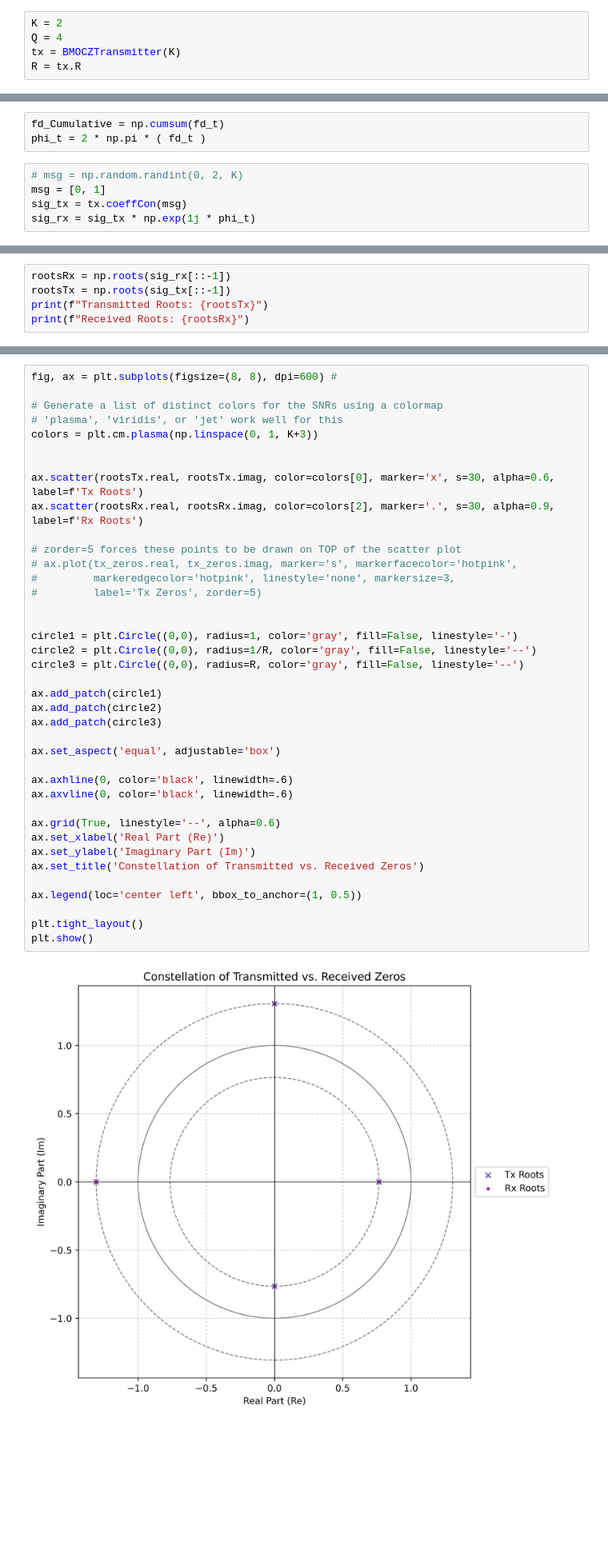
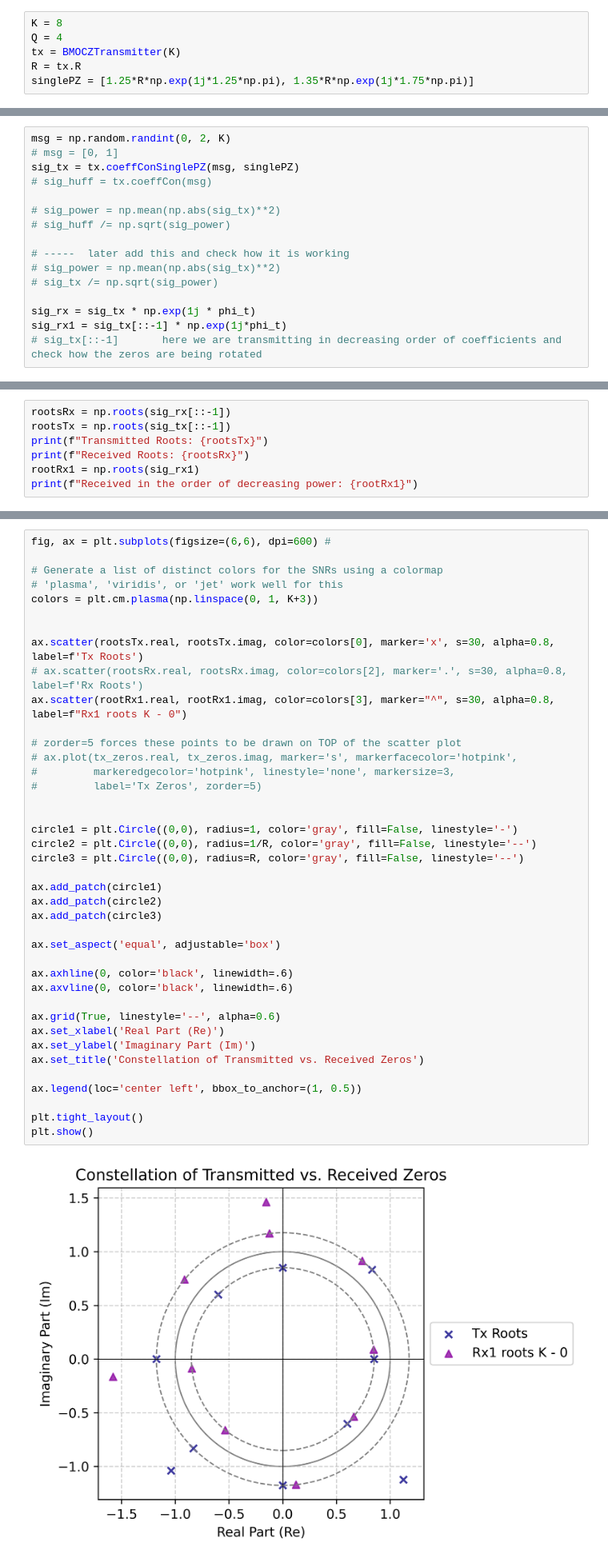
Before and after one commit to venkatasriraj/rap-sic-research, a Jupyter notebook: MOCZ/doppler.ipynb, the cells around one changed output, grey strips where cells are left out. Shown at 80% size. Saved outputs shown, nothing was run; the diff lists cells and outputs as text; blank space fills up the shorter version.

```diff
--- a/MOCZ/doppler.ipynb
+++ b/MOCZ/doppler.ipynb
@@ -12,7 +11,8 @@ import matplotlib.pyplot as plt
 from wirelessComm import BMOCZTransmitter
 # %%
-K = 2
+K = 8
 Q = 4
 tx = BMOCZTransmitter(K)
 R = tx.R
+singlePZ = [1.25*R*np.exp(1j*1.25*np.pi), 1.35*R*np.exp(1j*1.75*np.pi)]
 # %%
@@ -29,9 +38,17 @@ fd_t = v / wavelength
-# %%
-fd_Cumulative = np.cumsum(fd_t)
-phi_t = 2 * np.pi * ( fd_t )
 # %%
-# msg = np.random.randint(0, 2, K)
-msg = [0, 1]
-sig_tx = tx.coeffCon(msg)
+msg = np.random.randint(0, 2, K)
+# msg = [0, 1]
+sig_tx = tx.coeffConSinglePZ(msg, singlePZ)
+# sig_huff = tx.coeffCon(msg)
+
+# sig_power = np.mean(np.abs(sig_tx)**2)
+# sig_huff /= np.sqrt(sig_power)
+
+# -----  later add this and check how it is working
+# sig_power = np.mean(np.abs(sig_tx)**2)
+# sig_tx /= np.sqrt(sig_power)
+
 sig_rx = sig_tx * np.exp(1j * phi_t)
+sig_rx1 = sig_tx[::-1] * np.exp(1j*phi_t)
+# sig_tx[::-1]       here we are transmitting in decreasing order of coefficients and check how the zeros are being rotated
 # %%
@@ -67,4 +82,6 @@ rootsRx = np.roots(sig_rx[::-1])
 rootsTx = np.roots(sig_tx[::-1])
 print(f"Transmitted Roots: {rootsTx}")
 print(f"Received Roots: {rootsRx}")
+rootRx1 = np.roots(sig_rx1)
+print(f"Received in the order of decreasing power: {rootRx1}")
 # %% [output]
@@ -93,44 +127,45 @@ Angle rotated: -1.5708015212842381
 # %%
-fig, ax = plt.subplots(figsize=(8, 8), dpi=600) #
+fig, ax = plt.subplots(figsize=(6,6), dpi=600) #
 
 # Generate a list of distinct colors for the SNRs using a colormap
 # 'plasma', 'viridis', or 'jet' work well for this
 colors = plt.cm.plasma(np.linspace(0, 1, K+3))
 
 
-ax.scatter(rootsTx.real, rootsTx.imag, color=colors[0], marker='x', s=30, alpha=0.6, label=f'Tx Roots')
-ax.scatter(rootsRx.real, rootsRx.imag, color=colors[2], marker='.', s=30, alpha=0.9, label=f'Rx Roots')
+ax.scatter(rootsTx.real, rootsTx.imag, color=colors[0], marker='x', s=30, alpha=0.8, label=f'Tx Roots')
+# ax.scatter(rootsRx.real, rootsRx.imag, color=colors[2], marker='.', s=30, alpha=0.8, label=f'Rx Roots')
+ax.scatter(rootRx1.real, rootRx1.imag, color=colors[3], marker="^", s=30, alpha=0.8, label=f"Rx1 roots K - 0")
 
 # zorder=5 forces these points to be drawn on TOP of the scatter plot
 # ax.plot(tx_zeros.real, tx_zeros.imag, marker='s', markerfacecolor='hotpink',
 #         markeredgecolor='hotpink', linestyle='none', markersize=3,
 #         label='Tx Zeros', zorder=5)
 
 
 circle1 = plt.Circle((0,0), radius=1, color='gray', fill=False, linestyle='-')
 circle2 = plt.Circle((0,0), radius=1/R, color='gray', fill=False, linestyle='--')
 circle3 = plt.Circle((0,0), radius=R, color='gray', fill=False, linestyle='--')
 
 ax.add_patch(circle1)
 ax.add_patch(circle2)
 ax.add_patch(circle3)
 
 ax.set_aspect('equal', adjustable='box')
 
 ax.axhline(0, color='black', linewidth=.6)
 ax.axvline(0, color='black', linewidth=.6)
 
 ax.grid(True, linestyle='--', alpha=0.6)
 ax.set_xlabel('Real Part (Re)')
 ax.set_ylabel('Imaginary Part (Im)')
 ax.set_title('Constellation of Transmitted vs. Received Zeros')
 
 ax.legend(loc='center left', bbox_to_anchor=(1, 0.5))
 
 plt.tight_layout()
 plt.show()
 # %% [output]
-[figure, old version]
+[figure, new version]
 # %% [markdown]
 Method-1: Using the transmitted BMOCZ symbol estimate the velocity and acceleration
 
```
Also changed, not shown: parts of 10 cells of this notebook, 13 other files.
